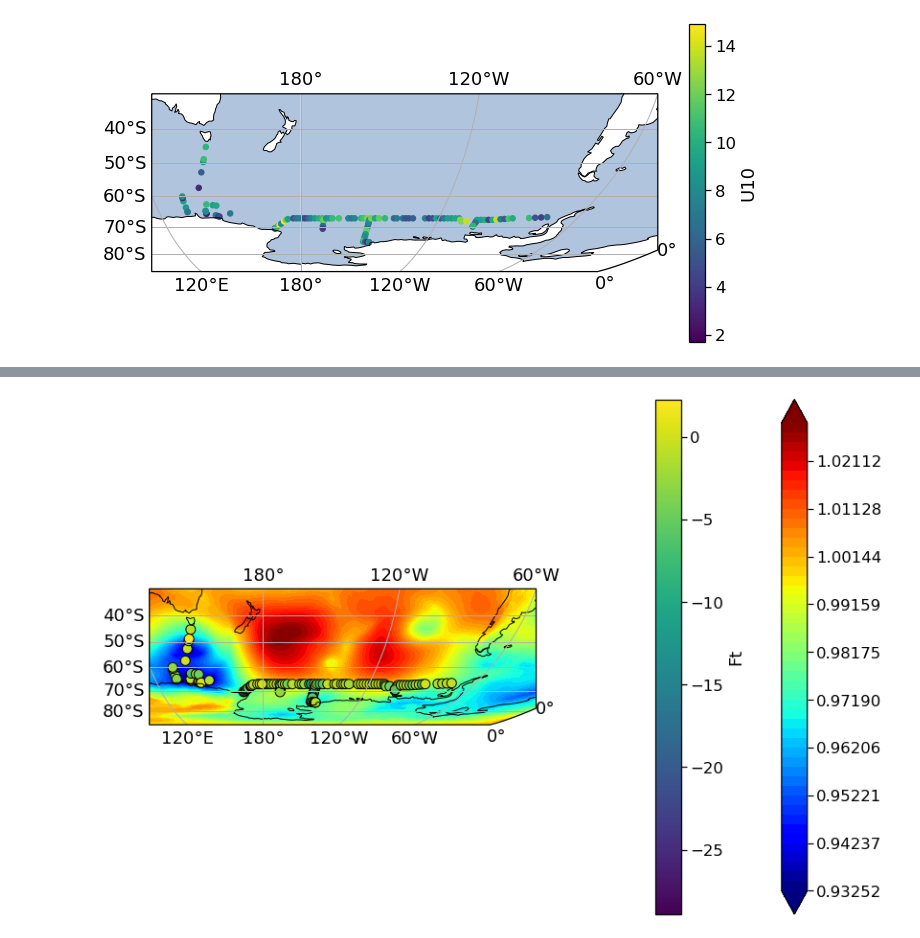
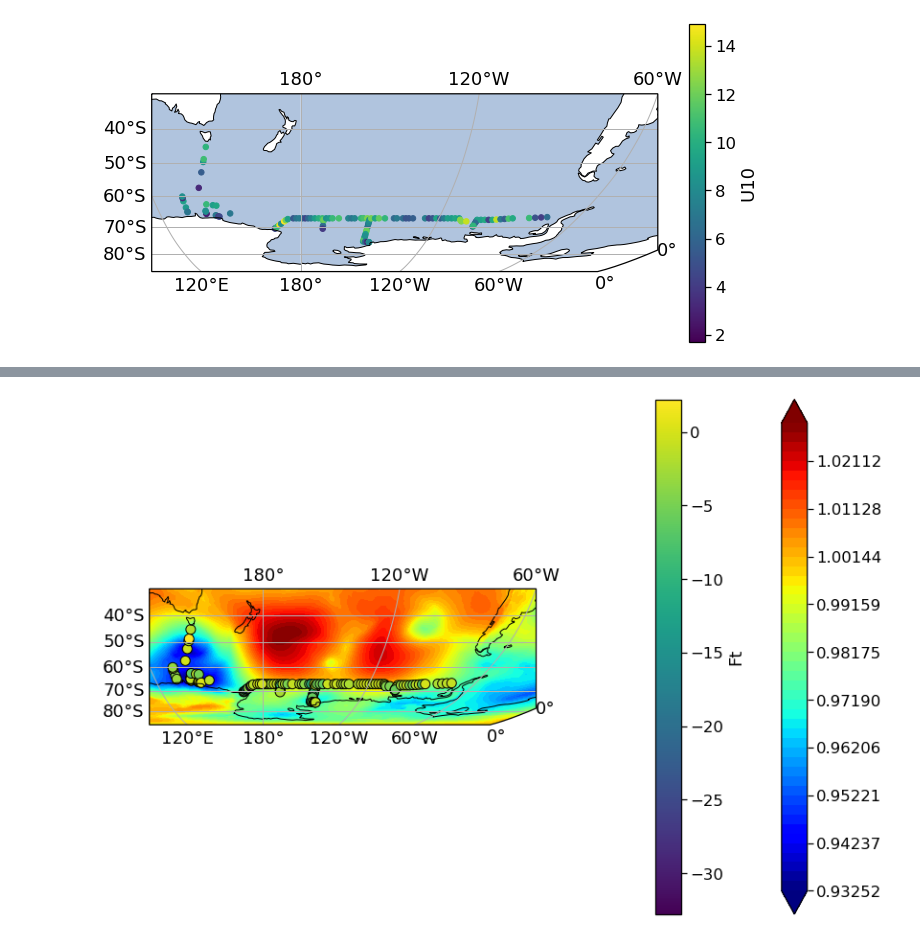
Before and after one commit to boom-lab/gasex-python, a Jupyter notebook: test functions.ipynb, the cells around one changed output, grey strips where cells are left out. Drawn from its saved outputs; the diff is of its cells as text; code cells hidden in the pictures.

Commit message:
create fugacity_factor function and update calculation of Geq in airsea.L13

```diff
--- a/test functions.ipynb
+++ b/test functions.ipynb
@@ -2961,15 +3288,15 @@ for i in list(range(len(n2o))):
 
 n2o['sealevelpressure_atm'] = surface_msl # ATM
 n2o['windspeed_m_s'] = surface_U10 # m/s
-n2o['K0_mol_L_atm'] = calculate_K0(n2o['Salinity [psu]'],
+n2o['s_mol_L_atm'] = calculate_s(n2o['Salinity [psu]'],
 n2o['Temperature [C]'])
 n2o['Sc'] = calculate_schmidt(n2o['Temperature [C]'])
 n2o['XN2Oa_ppb'] = surface_XN2Oa
-n2o['XN2Ow_ppb'] = n2o.N2O_mean/(n2o.K0_mol_L_atm*n2o.sealevelpressure_atm)
+n2o['XN2Ow_ppb'] = n2o.N2O_mean/(n2o.s_mol_L_atm*n2o.sealevelpressure_atm)
 n2o['dXN2O_ppb'] = n2o['XN2Ow_ppb'] - n2o['XN2Oa_ppb']
 n2o['dpN2O_atm'] = n2o['dXN2O_ppb']*10**-9*n2o['sealevelpressure_atm']
 n2o['k_cm_h'] = calculate_k(n2o['windspeed_m_s'], n2o['Sc'])
-n2o['F_g_m2_year'], n2o['F_umol_m2_day'] = calculate_flux(n2o['k_cm_h'],n2o['K0_mol_L_atm'], n2o['dpN2O_atm'] )
+n2o['F_g_m2_year'], n2o['F_umol_m2_day'] = calculate_flux(n2o['k_cm_h'],n2o['s_mol_L_atm'], n2o['dpN2O_atm'] )
 n2o['F_umol_m2_day'] = -n2o['F_umol_m2_day']
 n2o['F_g_m2_year'] = -n2o['F_g_m2_year']
 # add potential temperature for L13 calculation
@@ -3709,7 +4042,8 @@ plt.scatter(rh1, rh2)
 # L13 flux with 2m relative humidity & temp.
 Fd,Fc,Fp,Deq,Ks,Kt,ScW,Geq = L13unitcheck(fluxdf.N2O,fluxdf.U10,fluxdf.SP,fluxdf.pt,slp=fluxdf.msl,
                                           gas='N2O',rh=fluxdf.rh,chi_atm=fluxdf.xN2O_atm,
-                                          air_temperature=fluxdf.t2m, calculate_Sca=True)
+                                          air_temperature=fluxdf.t2m,
+                                         calculate_schmidtair=True, return_vars = ["Fd","Fc","Fp","Deq","Ks","Kt","ScW","Geq"])
 Ft1 = Fd+Fc+Fp
 Ft1 = Ft1.to('umol/(m2 day)')
 fluxdf["Ft1"] = Ft1
@@ -3732,7 +4066,8 @@ fluxdf
 # L13 flux, assume RH=1 and air temp=surface temp
 Fd,Fc,Fp,Deq,Ks,Kt,ScW,Geq = L13unitcheck(fluxdf.N2O,fluxdf.U10,fluxdf.SP,fluxdf.pt,slp=fluxdf.msl,
                                           gas='N2O',rh=1.0,chi_atm=fluxdf.xN2O_atm,
-                                          air_temperature=fluxdf.pt, calculate_Sca=True)
+                                          air_temperature=fluxdf.pt,
+                                         calculate_schmidtair=True, return_vars = ["Fd","Fc","Fp","Deq","Ks","Kt","ScW","Geq"])
 Ft = Fd+Fc+Fp
 Ft = Ft.to('umol/(m2 day)')
 fluxdf["Ft"] = Ft
@@ -3754,10 +4109,13 @@ fluxdf
 # %%
-K0_mol_L_atm = calculate_K0(sp,pt)
+s_mol_L_atm = calculate_s(sp,pt)
 Sc = calculate_schmidt(pt)
-pN2O_atm = pN2Oatm(sp,pt,slp=msl_interpolated,xn2o=XN2Oa, units = "natm", v=32.3, watervapor=True, nonideal=True)
+vp_sw = vpress_sw(fluxdf.SP,pt) # vapor pressure of water
+f = fugacity_factor(pt, gas="N2O", slp=msl_interpolated)
+pN2O_atm = XN2Oa*(msl_interpolated - vp_sw)*f*1e9
+#pN2Oatm(sp,pt,slp=msl_interpolated,xn2o=XN2Oa, units = "natm", v=32.3, watervapor=True, nonideal=True)
 dpN2O = (pN2O_atm - pN2O)*1e-9
 k_cm_h = calculate_k(U10, Sc)
-F_g_m2_year, F_umol_m2_day = calculate_flux(k_cm_h,K0_mol_L_atm, dpN2O)
+F_g_m2_year, F_umol_m2_day = calculate_flux(k_cm_h,s_mol_L_atm, dpN2O)
 fluxdf["F_umol_m2_day"] = F_umol_m2_day
 fluxdf
 # %% [output]
@@ -3888,6 +4246,8 @@ fluxdf[fluxdf.msl == fluxdf.msl.min()]
 |  | LATITUDE | LONGITUDE | SP | pt | N2O | xN2O_atm | msl | u10 | v10 | U10 | t2m | ... |
 | 67 | -69.7473 | -102.9972 | 33.7738 | -1.818187 | 0.000017 | 3.293330e-07 | 0.945944 | 5.610663 | 0.271775 | 5.617241 | -5.560217 | ... |
 # %%
+surface = fluxdf
+
 #era = xr.open_dataset("datasets/2017_mean_sea_level_pressure.nc") # local
 era21 = xr.open_dataset(f"n2otests/2018_mean_sea_level_pressure.nc") # Poseidon
 lon1D = era21['longitude'][:].values
@@ -3899,31 +4259,31 @@ lon2D, lat2D = np.meshgrid(lat1D, lon1D, indexing='ij')
 msl2D = era21.sel(time='2018-03-18 18:00:00').msl
 msl2D = msl2D/101325.0 # convert from Pa to atm
 
 msllevs = np.linspace(msl2D.min(),msl2D.max())
 
 fig = plt.figure(figsize=[12, 8]) #figsize=fig dimension (width, height) in inches
 ax = plt.axes(projection=ccrs.Robinson(central_longitude=-180))
 
 cmesh = ax.contourf(lat2D, lon2D, msl2D, msllevs, cmap='jet', extend='both',
            transform=ccrs.PlateCarree())
 
 cax = plt.scatter(x=surface["LONGITUDE"],y=surface["LATITUDE"],
                   c=surface["Ft"],
                   #alpha = 0.5,
                   s=100, #marker size
                   edgecolor = 'k',
                   label = None,
                   #norm=colors.PowerNorm(gamma=0.5),
                   transform=ccrs.PlateCarree())
 
 cbar = fig.colorbar(cmesh, location='right')
 cbar = fig.colorbar(cax, pad = 0.2).set_label(r'Ft')
 #cax.set_clim([0,34])
 ax.set_extent([-230, -60, -90, -30], ccrs.PlateCarree()) #can adjust these lat/long to change range of map
 ax.gridlines(draw_labels=True)
 ax.coastlines(color='black',facecolor='gray')
 
 plt.tight_layout()
 plt.show()
 # %% [output]
-[figure, old version]
+[figure, new version]
```
Also changed, not shown: parts of 97 cells of this notebook, 5 other files.
